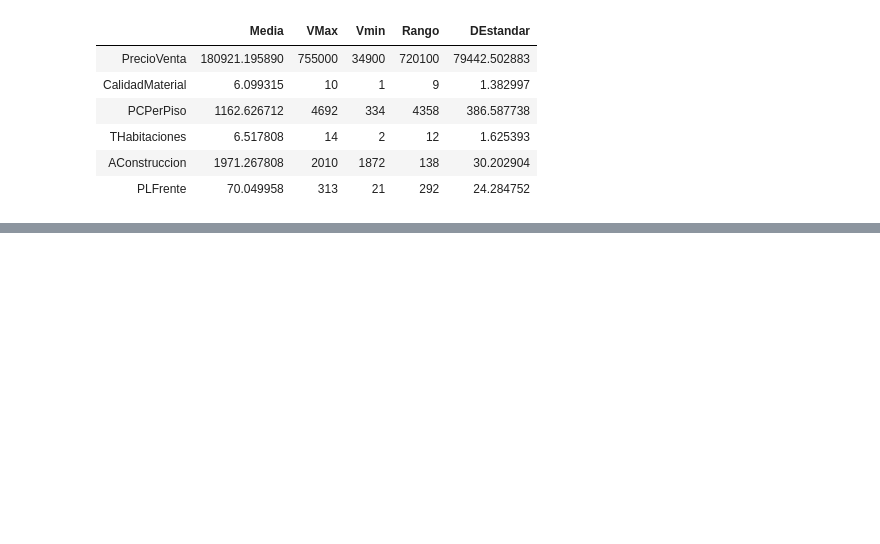
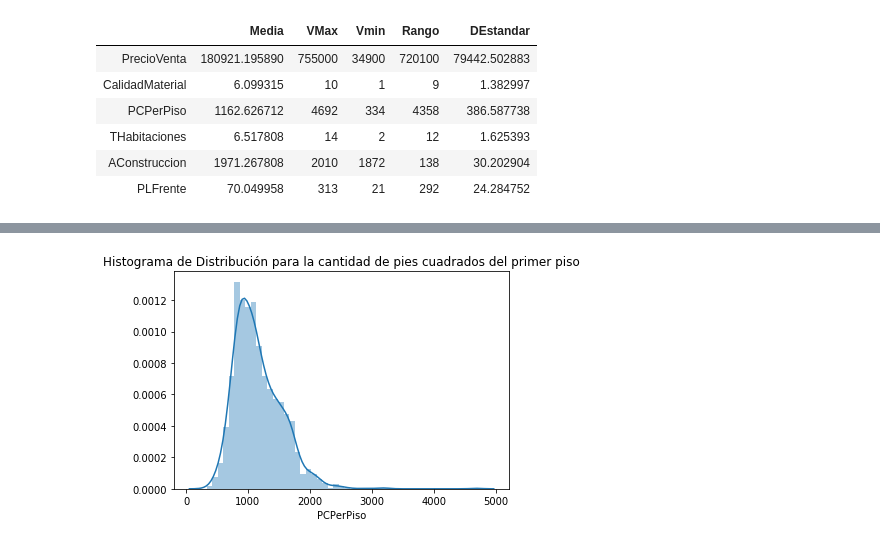
Before and after one commit to RebecaCarrera/proyecto_Python, a Jupyter notebook: Proyecto-Rebeca_Carrera.ipynb, the cells around one changed output, grey strips where cells are left out. Cells and saved outputs as stored; diff of their text form; code cells hidden in the pictures; blank space fills up the shorter version.

```diff
--- a/Proyecto-Rebeca_Carrera.ipynb
+++ b/Proyecto-Rebeca_Carrera.ipynb
@@ -91,0 +134,6 @@ df_exploratorios
+# %%
+#Histograma para la característica de Pies cuadrados del primer piso de la casa
+sns.distplot(df_entrenamiento["PCPerPiso"]).set_title("Histograma de Distribución para la cantidad de pies cuadrados del primer piso")
+plt.show()
+# %% [output]
+[figure, added]
```
Also changed, not shown: parts of 17 cells of this notebook.
